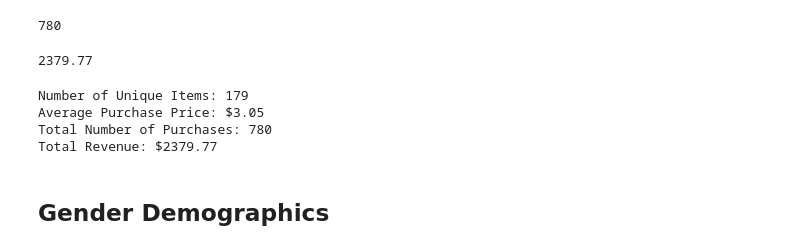
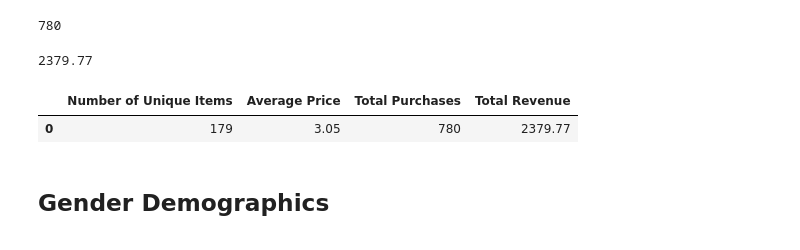
Before and after one commit to nstefanek/pandas-challenge, a Jupyter notebook: HereosOfPymoli_starter.ipynb, the cells around one changed output. Saved outputs shown, nothing was run; the diff lists cells and outputs as text; code cells hidden in the pictures.

```diff
--- a/HereosOfPymoli_starter.ipynb
+++ b/HereosOfPymoli_starter.ipynb
@@ -61,7 +54,7 @@ display(average_price)
 3.05
 # %%
 #total purchases
-total_purchases = purchase_data["Price"].count()
+total_purchases = purchase_data["Purchase ID"].count()
 total_purchases
 # %% [output]
 780
@@ -73,15 +66,16 @@ total_revenue
 2379.77
 # %%
 #summary data
-print("Number of Unique Items: " + str(unique_items))
-print("Average Purchase Price: $" + str(average_price))
-print("Total Number of Purchases: " + str(total_purchases))
-print("Total Revenue: $" + str(total_revenue))
+summary_df = pd.DataFrame({
+        "Number of Unique Items":[unique_items],
+        "Average Price":[average_price],
+        "Total Purchases":[total_purchases],
+        "Total Revenue":[total_revenue]
+})
+summary_df
 # %% [output]
-Number of Unique Items: 179
-Average Purchase Price: $3.05
-Total Number of Purchases: 780
-Total Revenue: $2379.77
+|  | Number of Unique Items | Average Price | Total Purchases | Total Revenue |
+| 0 | 179 | 3.05 | 780 | 2379.77 |
 # %% [markdown]
 ## Gender Demographics
 # %% [markdown]
```
Also changed, not shown: parts of 7 cells of this notebook.
